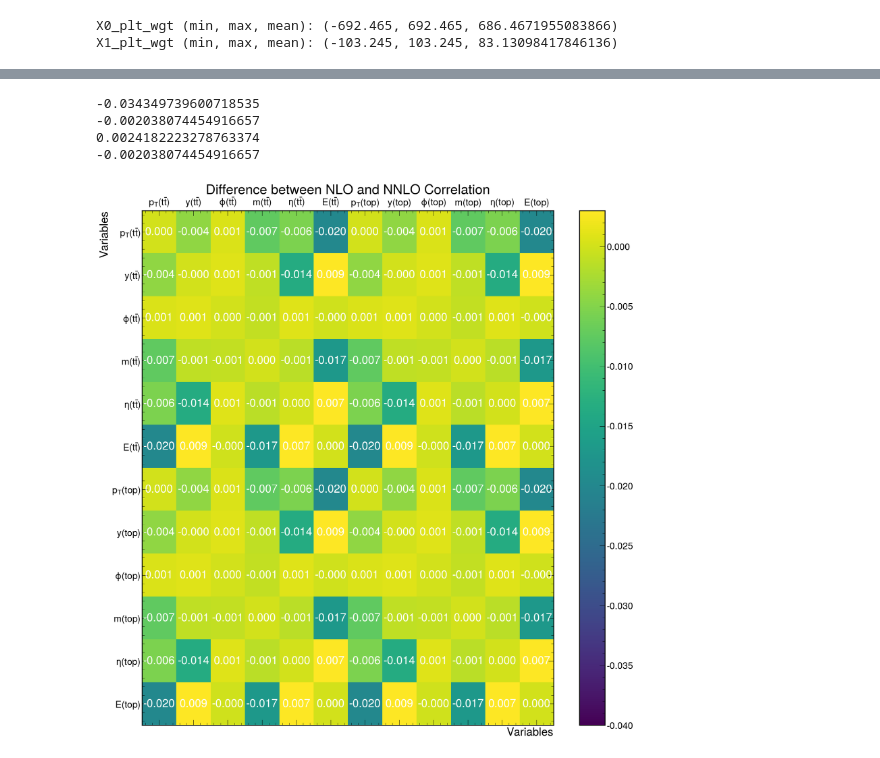
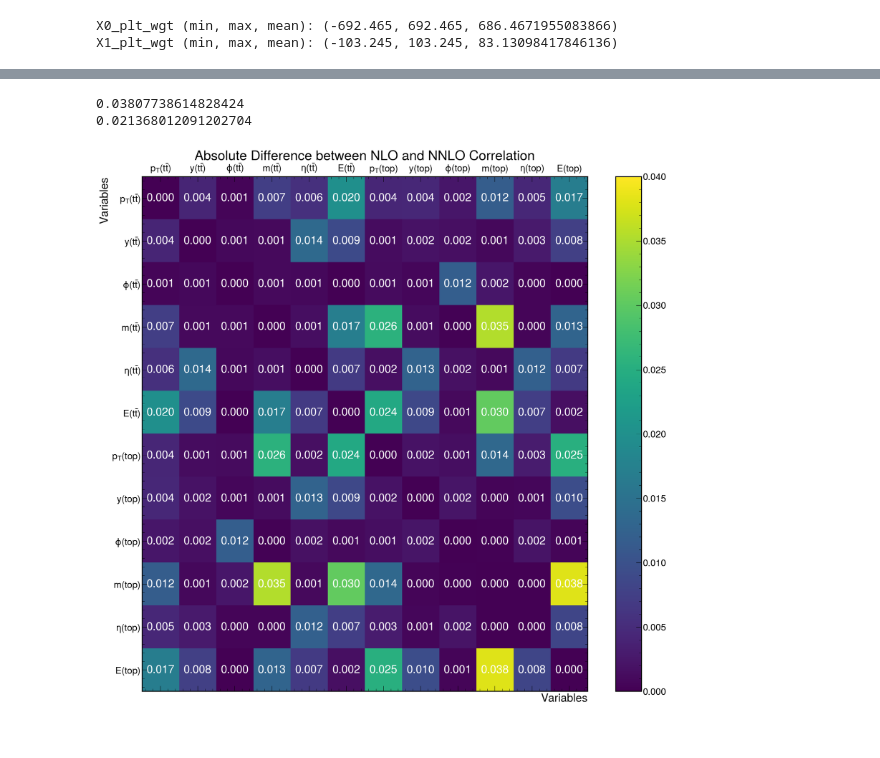
Before and after one commit to finnpuschmann/DCTR_FP, a Jupyter notebook: DCTR_notebook_covariance.ipynb, the cells around one changed output, grey strips where cells are left out. Saved outputs shown, nothing was run; the diff lists cells and outputs as text; code cells hidden in the pictures.

```diff
--- a/DCTR_notebook_covariance.ipynb
+++ b/DCTR_notebook_covariance.ipynb
@@ -147,6 +152,9 @@ import matplotlib.pyplot as plt
 
 def plot_matrix(matrix, title, vmin=None, vmax=None):
     variable_labels = [r'$p_T$', r'$y$', r'$\phi$', r'$m$', r'$\eta$', r'$E$']  # Labels for variables
+
+    figsize = (max(8, (matrix.shape[1]+1)*1.78), max(8, matrix.shape[0]*1.78))
+    plt.figure(figsize=figsize)
 
     if vmin is not None or vmax is not None:
         plt.matshow(matrix, cmap='viridis', vmin=vmin, vmax=vmax)  # Set colormap limits if specified
@@ -176,7 +184,7 @@ def plot_matrix_full(matrix, title, vmin=None, vmax=None):
     variable_labels = [r'$p_T(t\bar{t})$', r'$y(t\bar{t})$', r'$\phi(t\bar{t})$', r'$m(t\bar{t})$', r'$\eta(t\bar{t})$', r'$E(t\bar{t})$',
                        r'$p_T(top)$', r'$y(top)$', r'$\phi(top)$', r'$m(top)$', r'$\eta(top)$', r'$E(top)$']  # Labels for variables
 
-    figsize = (max(8, matrix.shape[1] * 1.78), max(8, matrix.shape[0] * 1.78))
+    figsize = (max(8, (matrix.shape[1]+1)*1.78), max(8, matrix.shape[0]*1.78))
     plt.figure(figsize=figsize)
 
     if vmin is not None or vmax is not None:
@@ -297,8 +307,13 @@ plot_matrix(DCTR_corr_comp_top, title=r'Top Difference between DCTR reweighted a
 
 max_samples = int(1e6)
 
-X0_full = np.concatenate((X0_plt[:int(max_samples),0,:-3].T,X0_plt[:int(max_samples),0,:-3].T)).T
-X1_full = np.concatenate((X1_plt[:int(max_samples),0,:-3].T,X1_plt[:int(max_samples),0,:-3].T)).T
+# create full array. Concat transposed to add as extra attribute, not extra events
+# transpose output to have (n_samples, n_attributes) again
+X0_full = np.concatenate((X0_plt[:int(max_samples),0,:-3].T,    # tt-pair
+                          X0_plt[:int(max_samples),1,:-3].T)).T # top
+
+X1_full = np.concatenate((X1_plt[:int(max_samples),0,:-3].T,    # tt-pair
+                          X1_plt[:int(max_samples),1,:-3].T)).T # top
 
 # correlation matrices tt-pair
 # NLO hvq
@@ -322,21 +337,17 @@ plot_matrix_full(corr_DCTR_full, title=r'Correlation DCTR reweight (hvq $\righta
 # %%
 # difference between NNLO and NLO
 # AND between NNLO and DCTR
 
-nlo_corr_comp_full = corr_MiNNLO_full - corr_hvq_full
-DCTR_corr_comp_full = corr_MiNNLO_full - corr_DCTR_full
+nlo_corr_comp_full = np.abs(corr_MiNNLO_full - corr_hvq_full)
+DCTR_corr_comp_full = np.abs(corr_MiNNLO_full - corr_DCTR_full)
 
 # to set proper vmin and vmax in matrix plotting function
-print(np.min(nlo_corr_comp_top))
-print(np.min(DCTR_corr_comp_top))
-print(np.max(nlo_corr_comp_top))
-print(np.min(DCTR_corr_comp_top))
+print(np.max(nlo_corr_comp_full))
+print(np.max(DCTR_corr_comp_full))
 
-plot_matrix_full(nlo_corr_comp_full, title=r'Difference between NLO and NNLO Correlation', vmin=-0.04, vmax=0.003)
-plot_matrix_full(DCTR_corr_comp_full, title=r'Difference between DCTR reweighted and NNLO Correlation', vmin=-0.04, vmax=0.003)
+plot_matrix_full(nlo_corr_comp_full, title=r'Absolute Difference between NLO and NNLO Correlation', vmin=0, vmax=0.04)
+plot_matrix_full(DCTR_corr_comp_full, title=r'Absolute Difference between DCTR reweighted and NNLO Correlation', vmin=0, vmax=0.04)
 # %% [output]
--0.034349739600718535
--0.002038074454916657
-0.0024182223278763374
--0.002038074454916657
+0.03807738614828424
+0.021368012091202704
-[figure, old version]
+[figure, new version]
```
Also changed, not shown: parts of 10 cells of this notebook, 10 other files.
